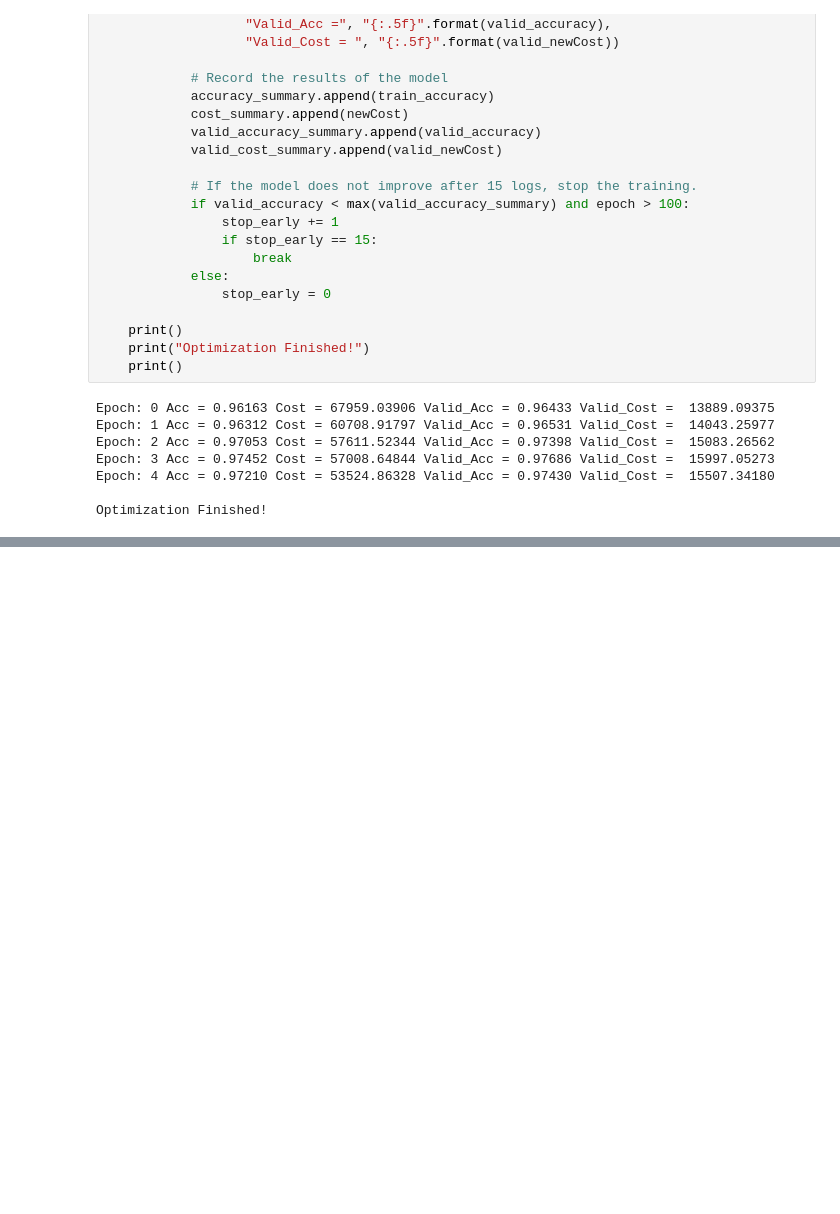
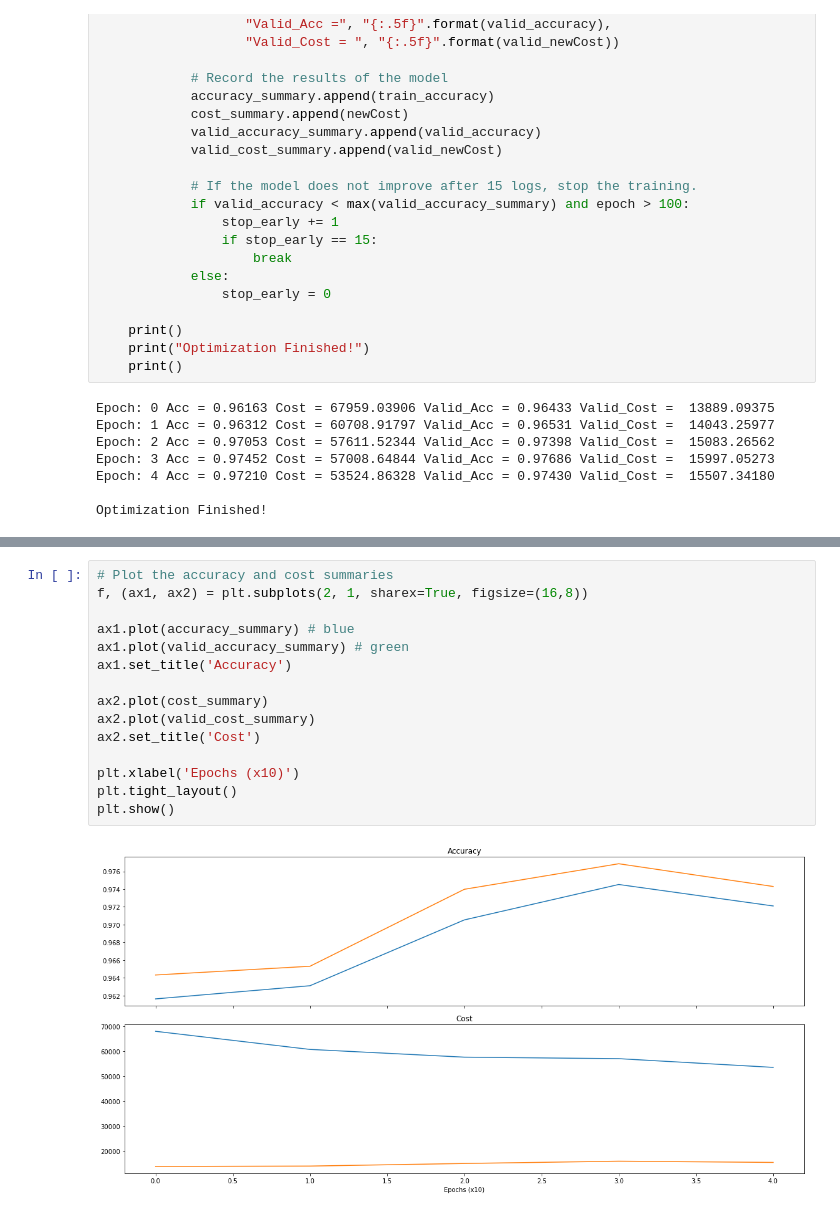
Before and after one commit to AmerAhmed/fraud_detection, a Jupyter notebook: fraud_detection.ipynb, the cells around one changed output, grey strips where cells are left out. Saved outputs shown, nothing was run; the diff lists cells and outputs as text; blank space fills up the shorter version.

Commit message:
Plot the accuracy and cost summaries

```diff
--- a/fraud_detection.ipynb
+++ b/fraud_detection.ipynb
@@ -541,0 +546,17 @@ Optimization Finished!
+# %%
+# Plot the accuracy and cost summaries
+f, (ax1, ax2) = plt.subplots(2, 1, sharex=True, figsize=(16,8))
+
+ax1.plot(accuracy_summary) # blue
+ax1.plot(valid_accuracy_summary) # green
+ax1.set_title('Accuracy')
+
+ax2.plot(cost_summary)
+ax2.plot(valid_cost_summary)
+ax2.set_title('Cost')
+
+plt.xlabel('Epochs (x10)')
+plt.tight_layout()
+plt.show()
+# %% [output]
+[figure, added]
```
Also changed, not shown: parts of 1 cell of this notebook.
